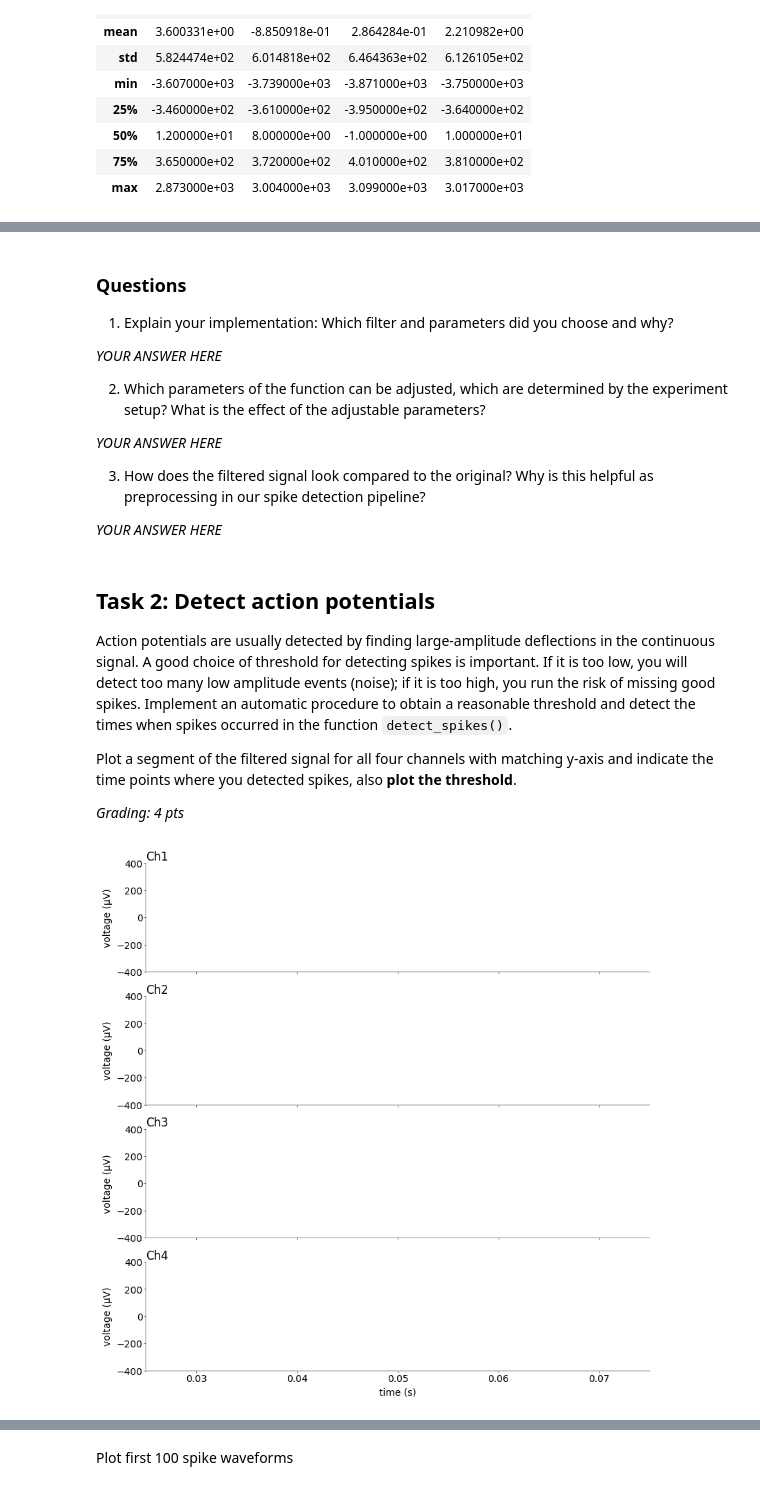
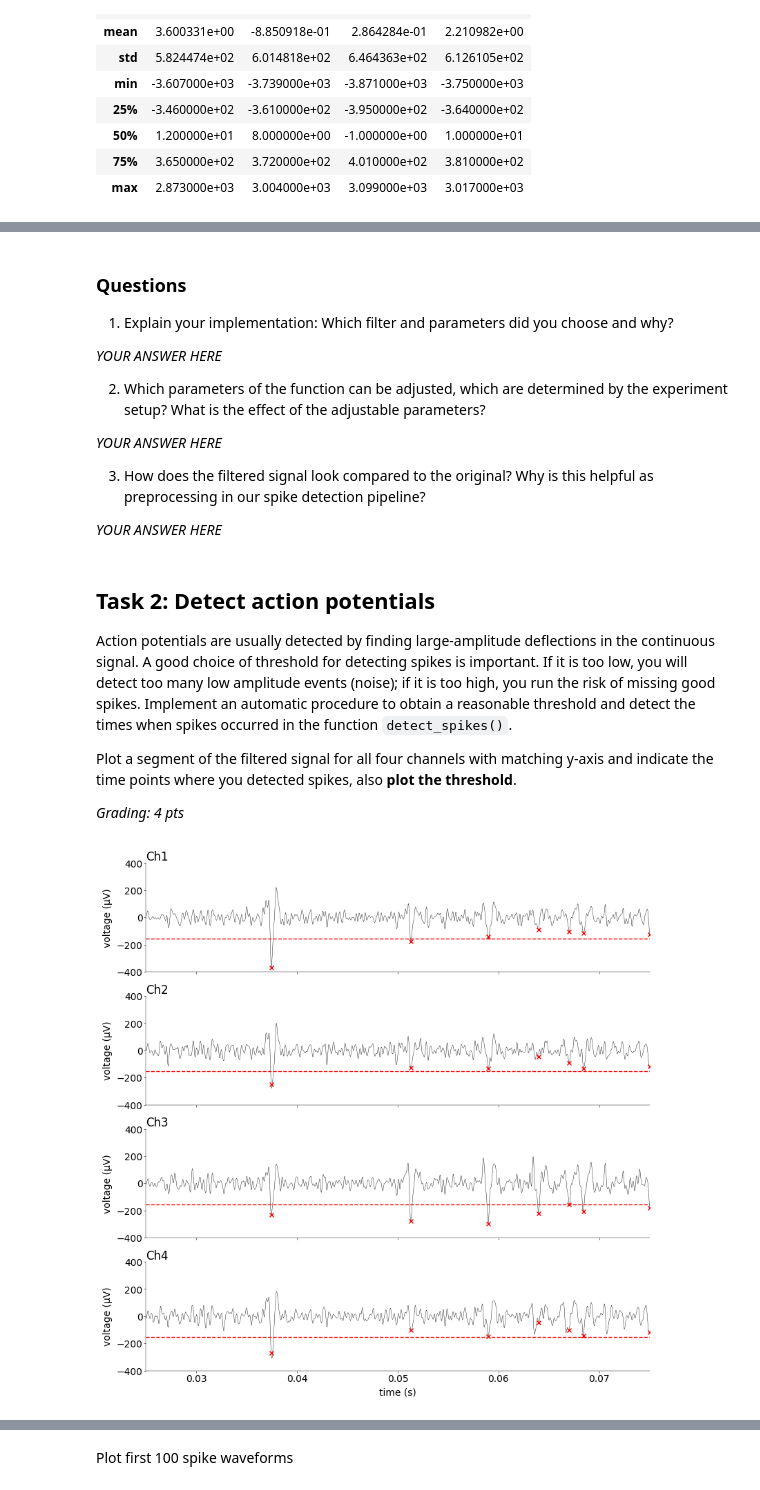
Before and after one commit to m-abbas-ansari/Neural-Data-Science-25, a Jupyter notebook: Assignment 1/notebooks/CodingLab1.ipynb, the cells around one changed output, grey strips where cells are left out. Saved outputs shown, nothing was run; the diff lists cells and outputs as text; code cells hidden in the pictures.

````diff
--- a/Assignment 1/notebooks/CodingLab1.ipynb
+++ b/Assignment 1/notebooks/CodingLab1.ipynb
@@ -150,7 +146,19 @@ def filter_signal(
     # implement a suitable filter and apply it to the input data (1pt)
     # -----------------------------------------------------------------
 
-    pass
+    b, a = signal.butter(order, [low, high], fs=fs, btype="bandpass")
+
+    # x is a pandas DataFrame, so we need to convert it to a numpy array for the filter
+    x_npy = x.to_numpy()
+
+    # apply the filter to each channel: axis=0 means we want to filter each column separately
+    # filtfilt is used to make sure no phase shift is introduced
+    y = signal.filtfilt(b, a, x_npy, axis=0)
+
+    # y should be a pandas DataFrame with the same shape as x
+    y = pd.DataFrame(y, columns=x.columns)
+
+    return y
 # %%
 xf = filter_signal(x, fs, 500, 4000)
 # %%
@@ -172,6 +180,11 @@ T = 100000
 t = np.arange(0, T) * dt
 
 for i, (raw, filtered) in enumerate(mosaic):
+
+    # plot ith raw and filtered channels
+    ax[raw].plot(t, x[raw.split()[-1]][:T], color="black", lw=0.3)
+    ax[filtered].plot(t, xf[filtered.split()[-1]][:T], color="black", lw=0.3)
+
     ax[raw].set_xlim((0, 3))
     ax[raw].set_ylim((-1000, 1000))
 
@@ -193,24 +206,25 @@ for i, (raw, filtered) in enumerate(mosaic):
 # %% [markdown]
 ### Questions
-1) Explain your implementation: Which filter and parameters did you choose and why?
+
+1. Explain your implementation: Which filter and parameters did you choose and why?
 
 _YOUR ANSWER HERE_
 
-2) Which parameters of the function can be adjusted, which are determined by the experiment setup? What is the effect of the adjustable parameters?
+2. Which parameters of the function can be adjusted, which are determined by the experiment setup? What is the effect of the adjustable parameters?
 
 _YOUR ANSWER HERE_
 
-3) How does the filtered signal look compared to the original? Why is this helpful as preprocessing in our spike detection pipeline?
+3. How does the filtered signal look compared to the original? Why is this helpful as preprocessing in our spike detection pipeline?
 
 _YOUR ANSWER HERE_
 # %% [markdown]
 ## Task 2: Detect action potentials
 
-Action potentials are usually detected by finding large-amplitude deflections in the continuous signal. A good choice of threshold for detecting spikes is important. If it is too low, you will detect too many low amplitude events (noise); if it is too high, you run the risk of missing good spikes. Implement an automatic procedure to obtain a reasonable threshold and detect the times when spikes occurred in the function ```detect_spikes()```.
+Action potentials are usually detected by finding large-amplitude deflections in the continuous signal. A good choice of threshold for detecting spikes is important. If it is too low, you will detect too many low amplitude events (noise); if it is too high, you run the risk of missing good spikes. Implement an automatic procedure to obtain a reasonable threshold and detect the times when spikes occurred in the function `detect_spikes()`.
 
 Plot a segment of the filtered signal for all four channels with matching y-axis and indicate the time points where you detected spikes, also **plot the threshold**.
 
-*Grading: 4 pts*
+_Grading: 4 pts_
 # %%
 def detect_spikes(
     x: np.ndarray, fs: float, N: int = 5, lockout: float = 1.0
@@ -268,32 +293,59 @@ def detect_spikes(
 # %%
 mosaic = [
     ["Ch1"],
     ["Ch2"],
     ["Ch3"],
     ["Ch4"],
 ]
 fig, ax = plt.subplot_mosaic(
     mosaic=mosaic, figsize=(8, 8), layout="constrained", dpi=100
 )
 
 # ------------------------------------------------------------------------------
 # plot signal, threshold and detected spikes and answer the questions (1+1 pts)
 # ------------------------------------------------------------------------------
 
+T = 100000  # number of samples to plot
+t = np.arange(0, T) * dt  # time in seconds
+lockout = 1.0  # ms
+N = 5  # threshold multiplier
+
+# Crop filtered signal for plotting and detection
+xf_segment = xf.iloc[:T]
+xf_array = xf_segment.values  # shape (T, 4)
+
+# Call detect_spikes on all channels (detection on best channel)
+s_idx, s_times, threshold = detect_spikes(xf_array, fs, N=N, lockout=lockout)
+
+# Identify best channel (same logic as detect_spikes)
+best_ch_idx = np.argmax(np.var(xf_array, axis=0))
+best_ch_name = cols[best_ch_idx]
+
 for i, col in enumerate(cols):
+    sig = xf_segment[col].values
+
+    # Plot signal
+    ax[col].plot(t, sig, color="black", lw=0.3, label="Filtered Signal")
+
+    # Plot threshold
+    ax[col].axhline(threshold, color="red", linestyle="--", label="Threshold")
+
+    # Plot spikes on all channels (for visualization)
+    spike_times_sec = s_idx / fs  # convert index to seconds
+    ax[col].plot(spike_times_sec, sig[s_idx], "rx", markersize=4, label="Spikes")
 
     ax[col].set_ylim((-400, 400))
     ax[col].set_xlim((0.025, 0.075))
     ax[col].set_ylabel("voltage (μV)")
 
     ax[col].set_title(col, loc="left")
 
     if col != "Ch4":
         ax[col].set_xticklabels([])
     else:
         ax[col].set_xlabel("time (s)")
 # %% [output]
-[figure, old version]
+[figure, new version]
 # %% [markdown]
 ### Questions
 
````
Also changed, not shown: parts of 18 cells of this notebook, 3 other files.
